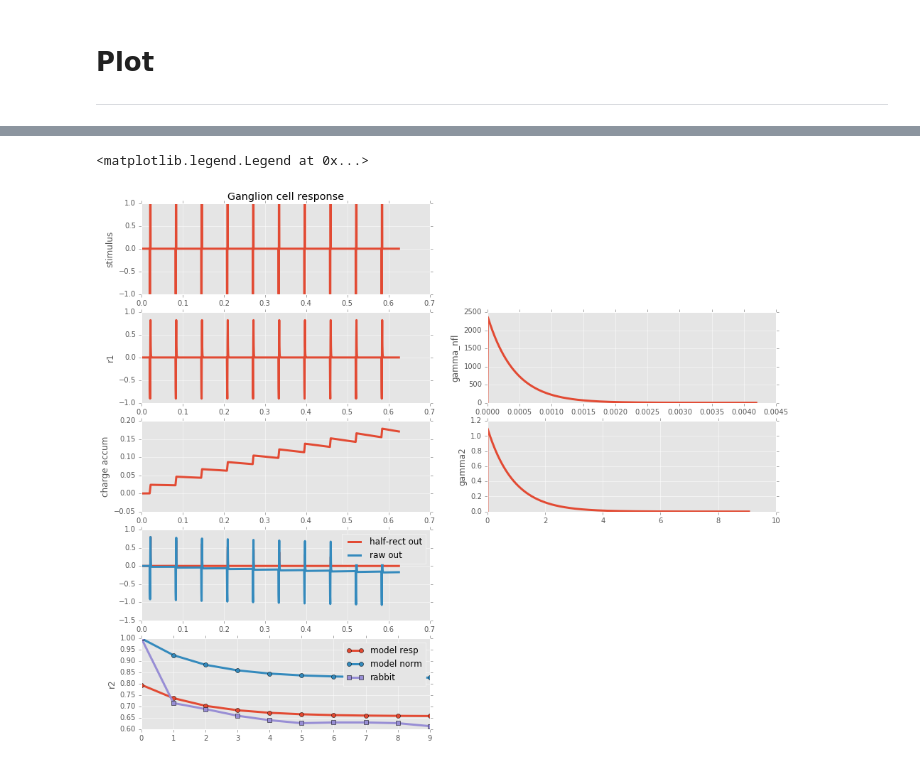
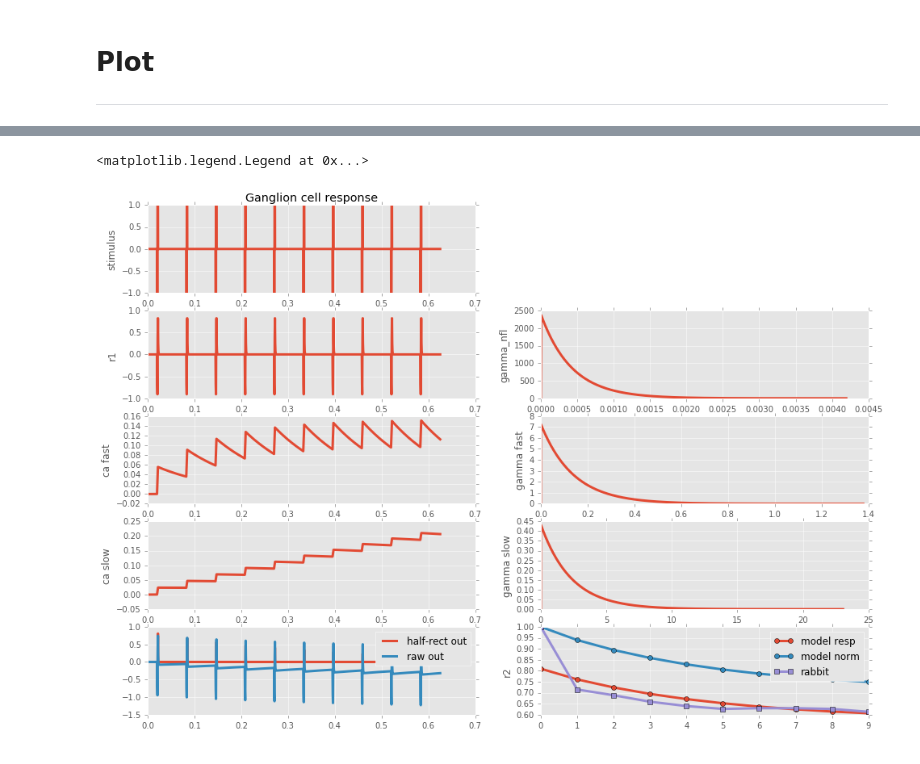
Before and after one commit to mbeyeler/pulse2percept, a Jupyter notebook: examples/notebooks/2.0-freeman2011-fit.ipynb, the cells around one changed output, grey strips where cells are left out. Saved outputs shown, nothing was run; the diff lists cells and outputs as text; code cells hidden in the pictures.

```diff
--- a/examples/notebooks/2.0-freeman2011-fit.ipynb
+++ b/examples/notebooks/2.0-freeman2011-fit.ipynb
@@ -152,13 +164,14 @@ class GanglionCell(object):
 ----------
 # %%
 def run_model(x, implant, retina, freqs):
-    [k1, tau1, scale, bias] = x
+    [k1, tau1, k2, tau2, scale, bias] = x
     pdur = 1.0 / 1000
     amp = 1.0
 
 
     tsample = 0.005 / 1000
-    gcr = GanglionCell(tsample, ca_scale=k1, ca_tau=tau1, out_scale=scale, out_bias=bias)
+    gcr = GanglionCell(tsample, ca1_scale=k1, ca1_tau=tau1, ca2_scale=k2, ca2_tau=tau2,
+                       out_scale=scale, out_bias=bias)
 
     model = dict()
     model['freqs'] = freqs
@@ -206,6 +219,7 @@ retina = e2cm.Retina(sampling=r_sampling, axon_lambda=axon_lambda, rot=0,
 
 freqs = [2, 4, 8, 16]
 # %%
-res = minimize(mse_model_fast, [10.0, 0.4, 1.0, 0.0], args=(implant, retina, freeman, freqs),
-               method='L-BFGS-B', bounds=[(1.0, 200.0), (0.01, 2.0), (0.01, 10.0), (-100.0, 100.0)])
+res = minimize(mse_model_fast, [10.0, 0.1, 10.0, 14.0, 1.0, 0.0], args=(implant, retina, freeman, freqs),
+               method='L-BFGS-B', bounds=[(0.01, 100.0), (0.01, 0.5), (0.01, 100.0), (1.0, 20.0),
+                                          (0.01, 10.0), (-100.0, 100.0)])
 # %% [output]
@@ -254,45 +269,54 @@ tstim = np.arange(gcr.stim.data.size) * gcr.stim.tsample
 plt.figure(figsize=(16, 16))
 freq = 8.0
 
-plt.subplot(621)
+plt.subplot(721)
 plt.plot(tstim, gcr.stim.data, linewidth=3)
 plt.title('Ganglion cell response')
 plt.ylabel('stimulus')
 
 # Fast response
-plt.subplot(623)
+plt.subplot(723)
 plt.plot(tstim, gcr.r_impulse, linewidth=3)
 plt.ylabel('r1')
 
-plt.subplot(624)
+plt.subplot(724)
 tgamma = np.arange(gcr.gamma_nfl.size) * gcr.stim.tsample
 plt.plot(tgamma, gcr.gamma_nfl, linewidth=3)
 plt.ylabel('gamma_nfl')
 
 # Fast desensitization
-plt.subplot(625)
-plt.plot(tstim, gcr.ca_fast * gcr.ca_scale, linewidth=3)
-plt.ylabel('charge accum')
-plt.subplot(626)
+plt.subplot(725)
+plt.plot(tstim, gcr.ca_fast * gcr.ca1_scale, linewidth=3)
+plt.ylabel('ca fast')
+plt.subplot(726)
 tgamma = np.arange(gcr.gamma_ca_fast.size) * gcr.stim.tsample
 plt.plot(tgamma, gcr.gamma_ca_fast, linewidth=3)
-plt.ylabel('gamma2')
+plt.ylabel('gamma fast')
 
-plt.subplot(627)
+# Slow desensitization
+plt.subplot(727)
+plt.plot(tstim, gcr.ca_slow * gcr.ca2_scale, linewidth=3)
+plt.ylabel('ca slow')
+plt.subplot(728)
+tgamma = np.arange(gcr.gamma_ca_slow.size) * gcr.stim.tsample
+plt.plot(tgamma, gcr.gamma_ca_slow, linewidth=3)
+plt.ylabel('gamma slow')
+
+plt.subplot(729)
 plt.plot(tstim, gcr.r_rgc, linewidth=3, label='half-rect out')
 plt.plot(tstim, gcr.r_adj, linewidth=3, label='raw out')
 plt.legend()
 
-plt.subplot(629)
+plt.subplot(7,2,10)
 plt.plot(model[cond]['resp'], 'o-', linewidth=3, label='model resp')
 plt.plot(model[cond]['norm_resp'], 'o-', linewidth=3, label='model norm')
 plt.plot(freeman['norm_resp'][cond][:, 1], 's-',
              linewidth=3, label='rabbit')
 plt.ylabel('r2')
 plt.legend(loc='best')
 # %% [output]
 <matplotlib.legend.Legend at 0x...>
-[figure, old version]
+[figure, new version]
 # %%
 num_cols = np.floor(np.sqrt(len(test_freqs)))
 num_rows = np.ceil(len(test_freqs) / num_cols)
```
Also changed, not shown: parts of 5 cells of this notebook.
